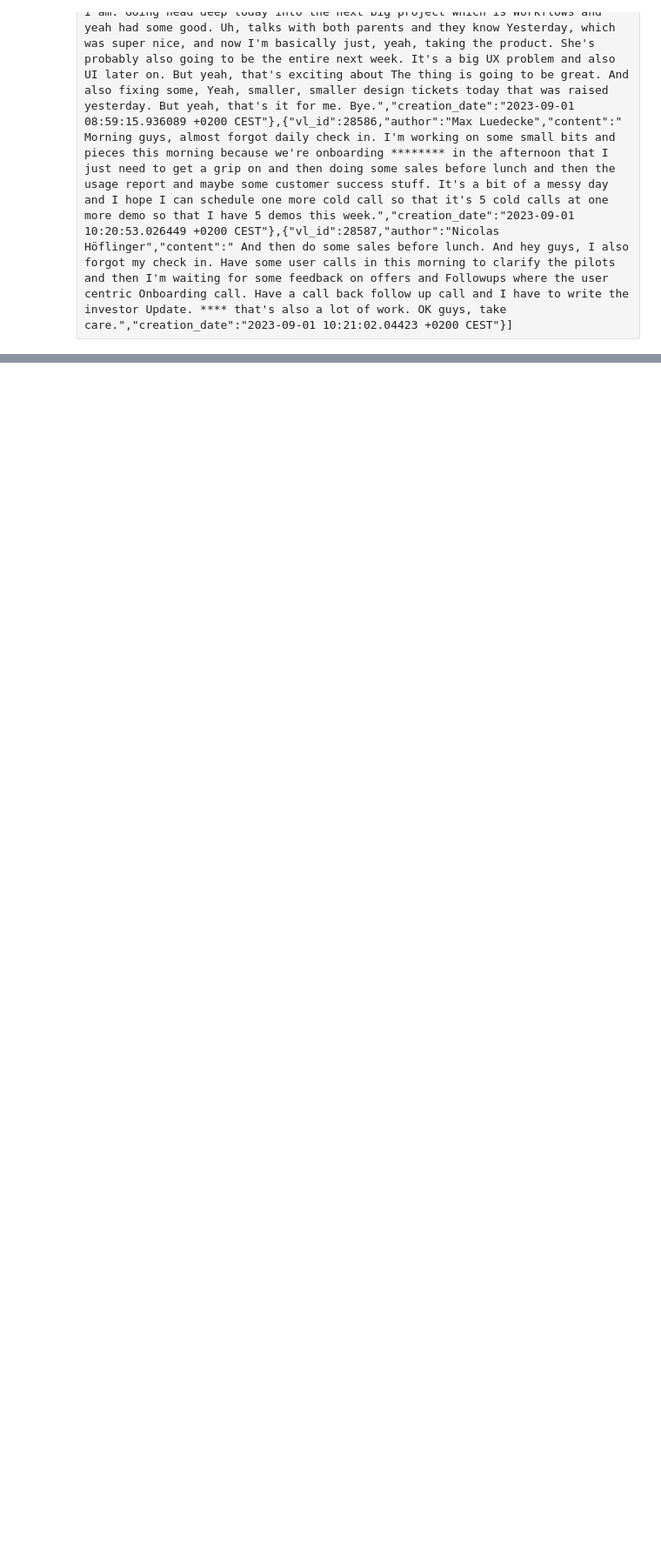
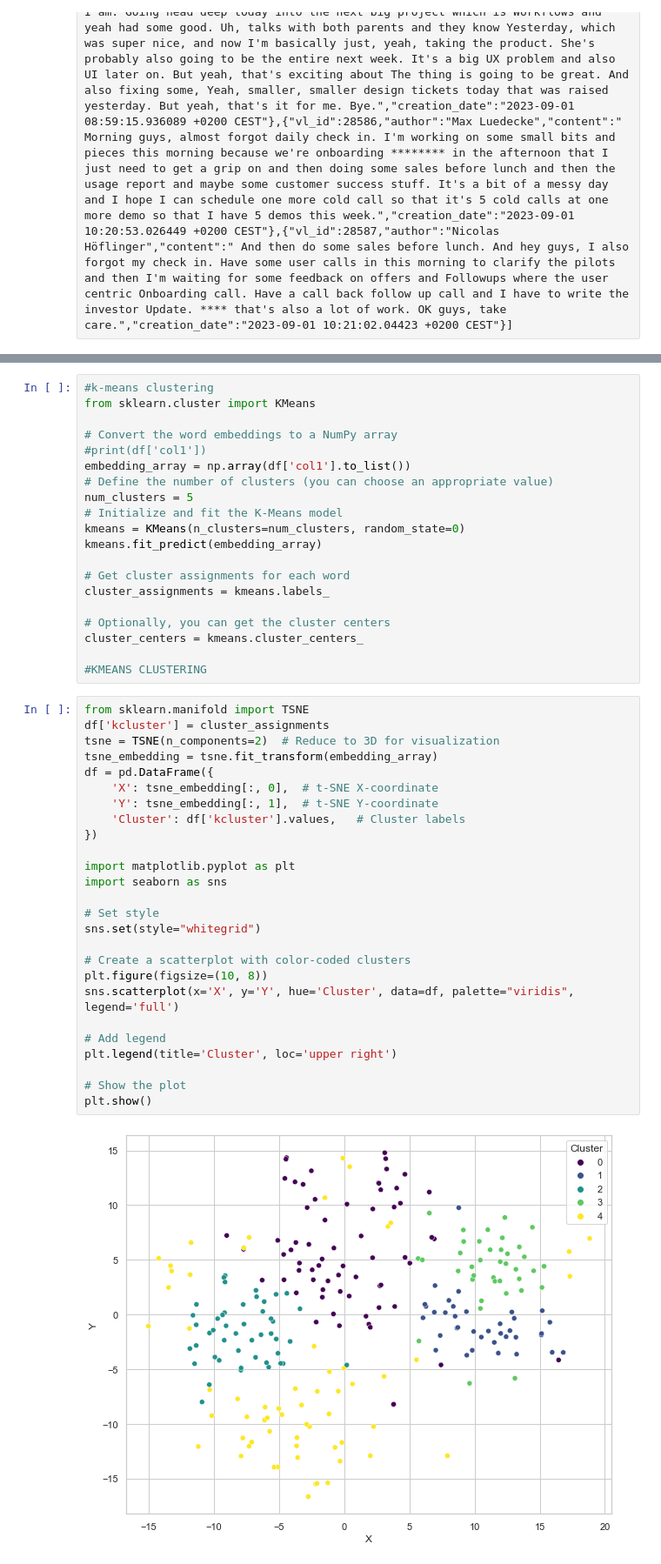
Before and after one commit to eujinnl/ai_coding_challenge, a Jupyter notebook: challenge.ipynb, the cells around one changed output, grey strips where cells are left out. Shown at 87% size. Drawn from its saved outputs; the diff is of its cells as text; blank space fills up the shorter version.

Commit message:
initial commit

```diff
--- a/challenge.ipynb
+++ b/challenge.ipynb
@@ -2,0 +48,48 @@ vls= [{"vl_id":25212,"author":"Nicolas Kübler","content":" You guys recalling m
+# %%
+#k-means clustering
+from sklearn.cluster import KMeans
+
+# Convert the word embeddings to a NumPy array
+#print(df['col1'])
+embedding_array = np.array(df['col1'].to_list())
+# Define the number of clusters (you can choose an appropriate value)
+num_clusters = 5
+# Initialize and fit the K-Means model
+kmeans = KMeans(n_clusters=num_clusters, random_state=0)
+kmeans.fit_predict(embedding_array)
+
+# Get cluster assignments for each word
+cluster_assignments = kmeans.labels_
+
+# Optionally, you can get the cluster centers
+cluster_centers = kmeans.cluster_centers_
+
+#KMEANS CLUSTERING
+# %%
+from sklearn.manifold import TSNE
+df['kcluster'] = cluster_assignments
+tsne = TSNE(n_components=2)  # Reduce to 3D for visualization
+tsne_embedding = tsne.fit_transform(embedding_array)
+df = pd.DataFrame({
+    'X': tsne_embedding[:, 0],  # t-SNE X-coordinate
+    'Y': tsne_embedding[:, 1],  # t-SNE Y-coordinate
+    'Cluster': df['kcluster'].values,   # Cluster labels
+})
+
+import matplotlib.pyplot as plt
+import seaborn as sns
+
+# Set style
+sns.set(style="whitegrid")
+
+# Create a scatterplot with color-coded clusters
+plt.figure(figsize=(10, 8))
+sns.scatterplot(x='X', y='Y', hue='Cluster', data=df, palette="viridis", legend='full')
+
+# Add legend
+plt.legend(title='Cluster', loc='upper right')
+
+# Show the plot
+plt.show()
+# %% [output]
+[figure, added]
```
Also changed, not shown: parts of 8 cells of this notebook, 1 other file.
